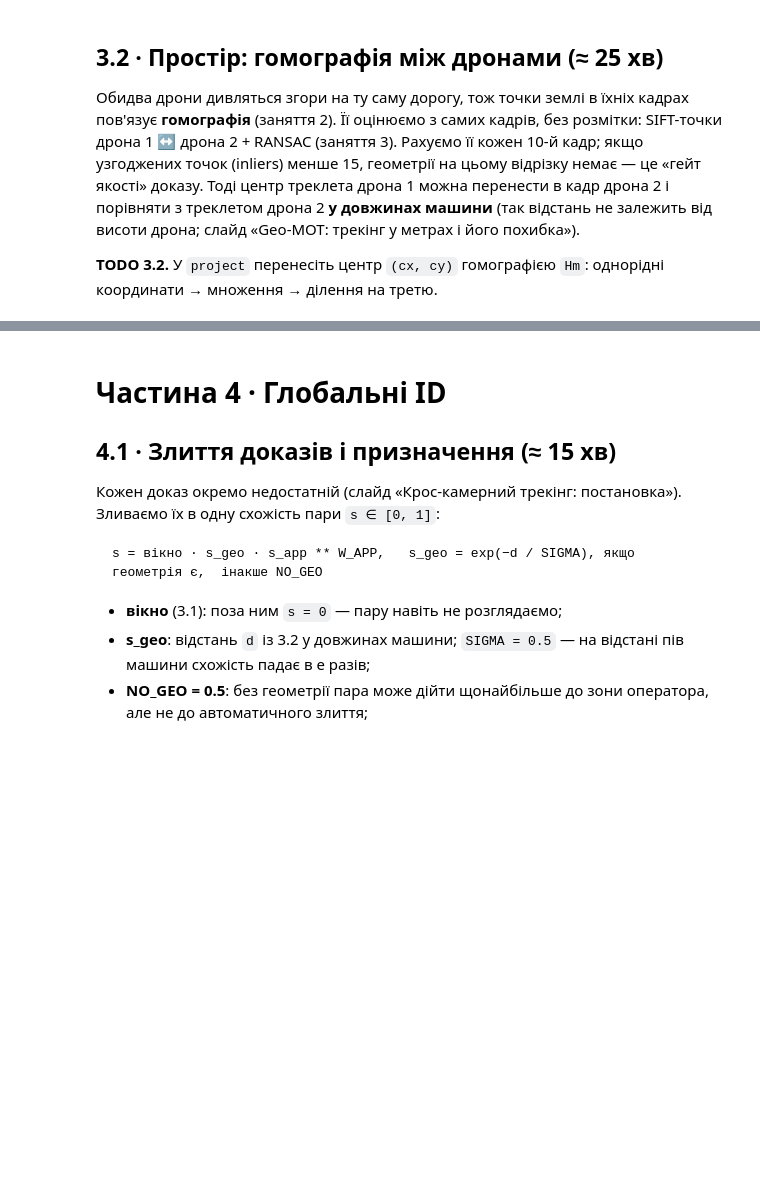
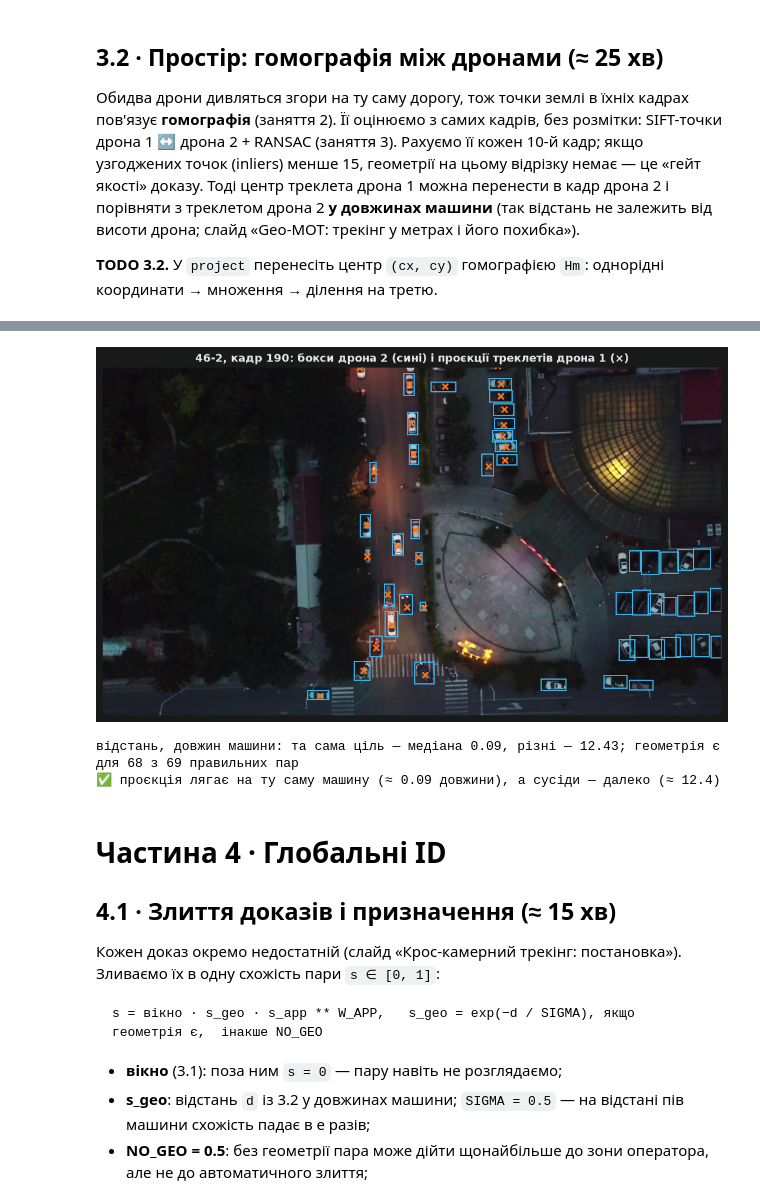
Before and after one commit to IhorPylyavets/UA_COMPUTER-VISION-ADVANCED, a Jupyter notebook: homework/04-mot-reid/04_mtmc_tracker_student.ipynb, the cells around one changed output, grey strips where cells are left out. Saved outputs shown, nothing was run; the diff lists cells and outputs as text; code cells hidden in the pictures; blank space fills up the shorter version.

```diff
--- a/homework/04-mot-reid/04_mtmc_tracker_student.ipynb
+++ b/homework/04-mot-reid/04_mtmc_tracker_student.ipynb
@@ -102,9 +104,13 @@ MAX_AGE_S = 1.0    # і живе 1 с без вимірювань (оклюзі
 
 
 def frames(sec, fps=FPS):
-    return ...   # TODO 1.1: секунди → кадри, щонайменше 1
+    return max(1, round(sec * fps))   # TODO 1.1: секунди → кадри, щонайменше 1
 
 
-check(frames(1.0, 30) == 30 and frames(1.0, 8) == 8 and frames(0.1, 30) == 3 and frames(0.01, 30) == 1,
+check(
+    frames(1.0, 30) == 30
+    and frames(1.0, 8) == 8
+    and frames(0.1, 30) == 3
+    and frames(0.01, 30) == 1,
       f'n_init = {frames(N_INIT_S)} кадри, max_age = {frames(MAX_AGE_S)} кадрів при {FPS} FPS',
       'frames(1.0, 30) має бути 30, frames(1.0, 8) — 8, frames(0.01, 30) — 1')
@@ -244,16 +311,18 @@ check(np.allclose(norms, 1, atol=1e-4) and APP == q.AUC.idxmax(),
 # %%
 GAP_S = 1.0
 
-
 def time_window(ov, gap_s=GAP_S):
-    return ...   # TODO 3.1: кандидат, якщо розрив між треклетами ≤ gap_s секунд
+    return ov >= -gap_s   # TODO 3.1: кандидат, якщо розрив між треклетами ≤ gap_s секунд
 
 
 d['W'] = time_window(d['ov'])
 G = d['G']
 kept, share = G[d['W']].sum() / max(G.sum(), 1), d['W'].mean()
 print(f"кандидатів: {d['W'].sum()} з {d['W'].size} пар ({share:.0%}); правильних пар лишилось {G[d['W']].sum()} з {G.sum()} ({kept:.0%})")
-probe = time_window(np.array([[-2.0, -1.0, -0.5, 0.0, 3.0]]), 1.0)
+
+probe = time_window(
+    np.array([[-2.0, -1.0, -0.5, 0.0, 3.0]]), 1.0
+)
 check(probe.dtype == bool and probe.tolist() == [[False, True, True, True, True]] and kept >= 0.9,
       f'вікно відсіяло {1 - share:.0%} пар і зберегло {kept:.0%} правильних',
       'розрив 2 с при gap_s = 1 — не кандидат, розрив 1 с і менше або перекриття — кандидат')
@@ -285,34 +360,42 @@ print(f"геометрія є для {len(d['Hs'])} з {len(frame_list(DEV, 1))}
 # %%
 def project(tr, Hs):
     """{кадр: (x, y)} — центр треклета дрона 1 у кадрі дрона 2 для кадрів, де є гомографія."""
     out = {}
     for t, (cx, cy, w, h) in zip(tr.t.tolist(), tr.boxes):
         if t not in Hs:
             continue
         Hm = Hs[t]
-        p = ...   # TODO 3.2: однорідні координати центру, помножені на Hm
-        out[t] = ...   # TODO 3.2: назад до (x, y)
+        p = Hm @ np.array([cx, cy, 1.0])   # TODO 3.2: однорідні координати центру, помножені на Hm
+        out[t] = (p[0] / p[2], p[1] / p[2])   # TODO 3.2: назад до (x, y)
     return out
 
-
+# побудова матриці геометричних відстаней
 def geometry(d):
     t0 = time.perf_counter()
     d['proj'] = {a.key: project(a, d['Hs']) for a in d['A']}
     d['Dg'] = M.geo_matrix(d['A'], d['B'], d['proj'])
     d['ms']['геометрія'] = d['ms'].get('гомографія', 0) + 1000 * (time.perf_counter() - t0)
 
 
 geometry(d)
 Dg, ok = d['Dg'], np.isfinite(d['Dg'])
+
 t_show = int(np.median([t for p in d['proj'].values() for t in p])) if d['proj'] else 0
 M.show_projection(DEV, t_show, d['A'], d['B'], d['proj'])
+
 plt.show()
+
 med_true, med_false = np.median(Dg[G & ok]), np.median(Dg[~G & ok])
+
 print(f'відстань, довжин машини: та сама ціль — медіана {med_true:.2f}, різні — {med_false:.2f}; '
       f'геометрія є для {G[ok].sum()} з {G.sum()} правильних пар')
 check(med_true < 0.5 and med_false > 2,
       f'проєкція лягає на ту саму машину (≈ {med_true:.2f} довжини), а сусіди — далеко (≈ {med_false:.1f})',
       'хрестики мають лягати в центри машин дрона 2: перевірте однорідні координати й ділення на p[2]')
+# %% [output]
+[figure, added]
+відстань, довжин машини: та сама ціль — медіана 0.09, різні — 12.43; геометрія є для 68 з 69 правильних пар
+✅ проєкція лягає на ту саму машину (≈ 0.09 довжини), а сусіди — далеко (≈ 12.4)
 # %% [markdown]
 # Частина 4 · Глобальні ID
 
```
Also changed, not shown: parts of 22 cells of this notebook, 2 other files.
